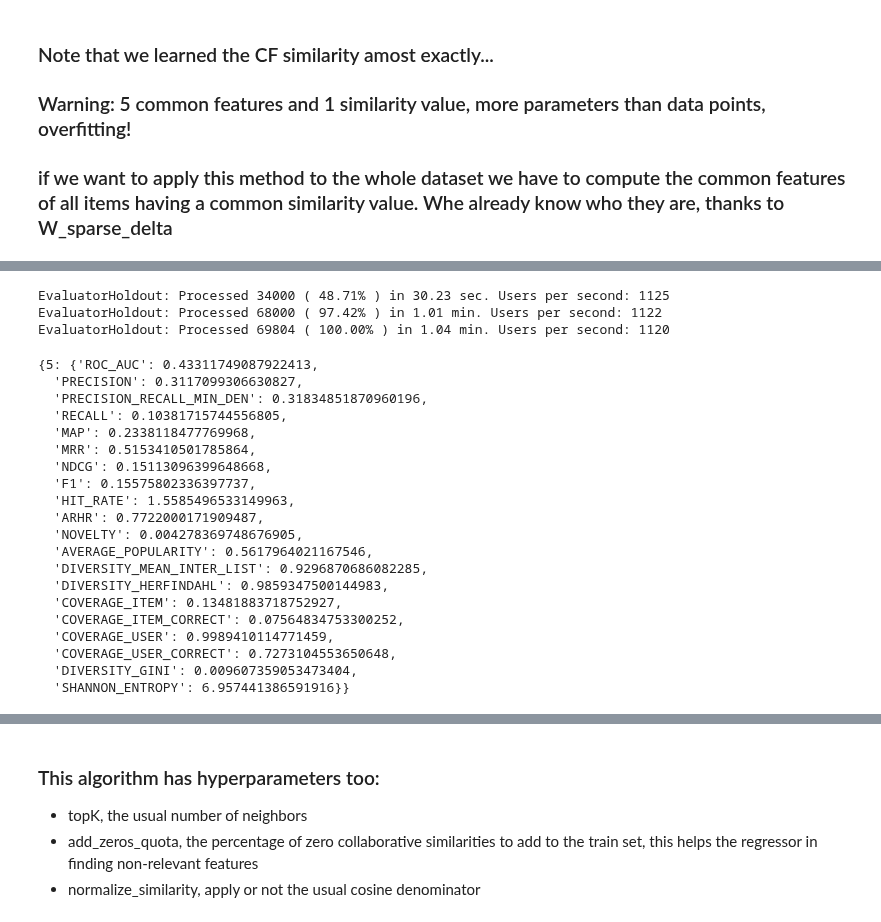
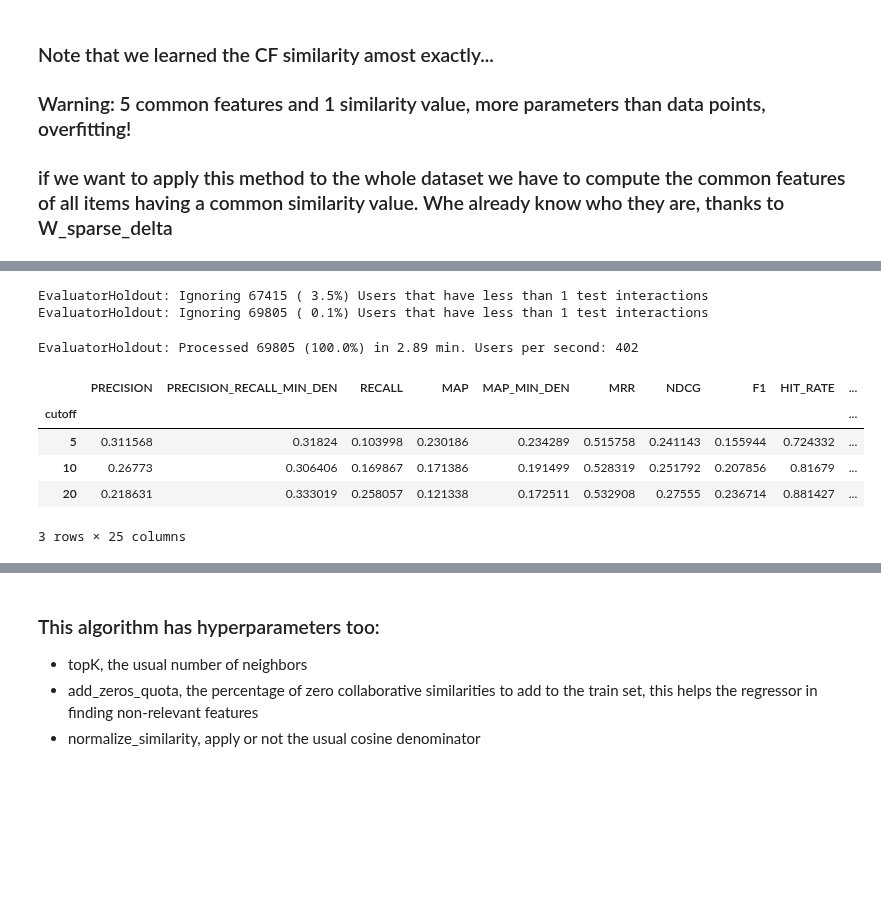
Before and after one commit to MaurizioFD/RecSys_Course_AT_PoliMi, a Jupyter notebook: Practice 13 - Collaborative Boosted FW.ipynb, the cells around one changed output, grey strips where cells are left out. Saved outputs shown, nothing was run; the diff lists cells and outputs as text; code cells hidden in the pictures; blank space fills up the shorter version.

```diff
--- a/Practice 13 - Collaborative Boosted FW.ipynb
+++ b/Practice 13 - Collaborative Boosted FW.ipynb
@@ -279,33 +285,20 @@ Similarity column 10681 ( 100 % ), 16694.89 column/sec, elapsed time 0.01 min
 # %%
-from Base.Evaluation.Evaluator import EvaluatorHoldout
+from Evaluation.Evaluator import EvaluatorHoldout
 
-evaluator_validation = EvaluatorHoldout(URM_validation, cutoff_list=[5])
-evaluator_test = EvaluatorHoldout(URM_test, cutoff_list=[5])
+evaluator_validation = EvaluatorHoldout(URM_validation, cutoff_list=[5, 10, 20])
+evaluator_test = EvaluatorHoldout(URM_test, cutoff_list=[5, 10, 20])
+# %% [output]
+EvaluatorHoldout: Ignoring 67415 ( 3.5%) Users that have less than 1 test interactions
+EvaluatorHoldout: Ignoring 69805 ( 0.1%) Users that have less than 1 test interactions
 # %%
-results_dict, _ = evaluator_test.evaluateRecommender(itemKNNCF)
-results_dict
+results_df, _ = evaluator_test.evaluateRecommender(itemKNNCF)
+results_df
 # %% [output]
-EvaluatorHoldout: Processed 34000 ( 48.71% ) in 30.23 sec. Users per second: 1125
-EvaluatorHoldout: Processed 68000 ( 97.42% ) in 1.01 min. Users per second: 1122
-EvaluatorHoldout: Processed 69804 ( 100.00% ) in 1.04 min. Users per second: 1120
+EvaluatorHoldout: Processed 69805 (100.0%) in 2.89 min. Users per second: 402
+|  | PRECISION | PRECISION_RECALL_MIN_DEN | RECALL | MAP | MAP_MIN_DEN | MRR | NDCG | F1 | HIT_RATE | ... |
+| cutoff |  |  |  |  |  |  |  |  |  | ... |
+| 5 | 0.311568 | 0.31824 | 0.103998 | 0.230186 | 0.234289 | 0.515758 | 0.241143 | 0.155944 | 0.724332 | ... |
+| 10 | 0.26773 | 0.306406 | 0.169867 | 0.171386 | 0.191499 | 0.528319 | 0.251792 | 0.207856 | 0.81679 | ... |
+| 20 | 0.218631 | 0.333019 | 0.258057 | 0.121338 | 0.172511 | 0.532908 | 0.27555 | 0.236714 | 0.881427 | ... |
-{5: {'ROC_AUC': 0.43311749087922413,
-  'PRECISION': 0.3117099306630827,
-  'PRECISION_RECALL_MIN_DEN': 0.31834851870960196,
-  'RECALL': 0.10381715744556805,
-  'MAP': 0.2338118477769968,
-  'MRR': 0.5153410501785864,
-  'NDCG': 0.15113096399648668,
-  'F1': 0.15575802336397737,
-  'HIT_RATE': 1.5585496533149963,
-  'ARHR': 0.7722000171909487,
-  'NOVELTY': 0.004278369748676905,
-  'AVERAGE_POPULARITY': 0.5617964021167546,
-  'DIVERSITY_MEAN_INTER_LIST': 0.9296870686082285,
-  'DIVERSITY_HERFINDAHL': 0.9859347500144983,
-  'COVERAGE_ITEM': 0.13481883718752927,
-  'COVERAGE_ITEM_CORRECT': 0.07564834753300252,
-  'COVERAGE_USER': 0.9989410114771459,
-  'COVERAGE_USER_CORRECT': 0.7273104553650648,
-  'DIVERSITY_GINI': 0.009607359053473404,
-  'SHANNON_ENTROPY': 6.957441386591916}}
+3 rows × 25 columns
 # %%
```
Also changed, not shown: parts of 40 cells of this notebook, 2 other files.
